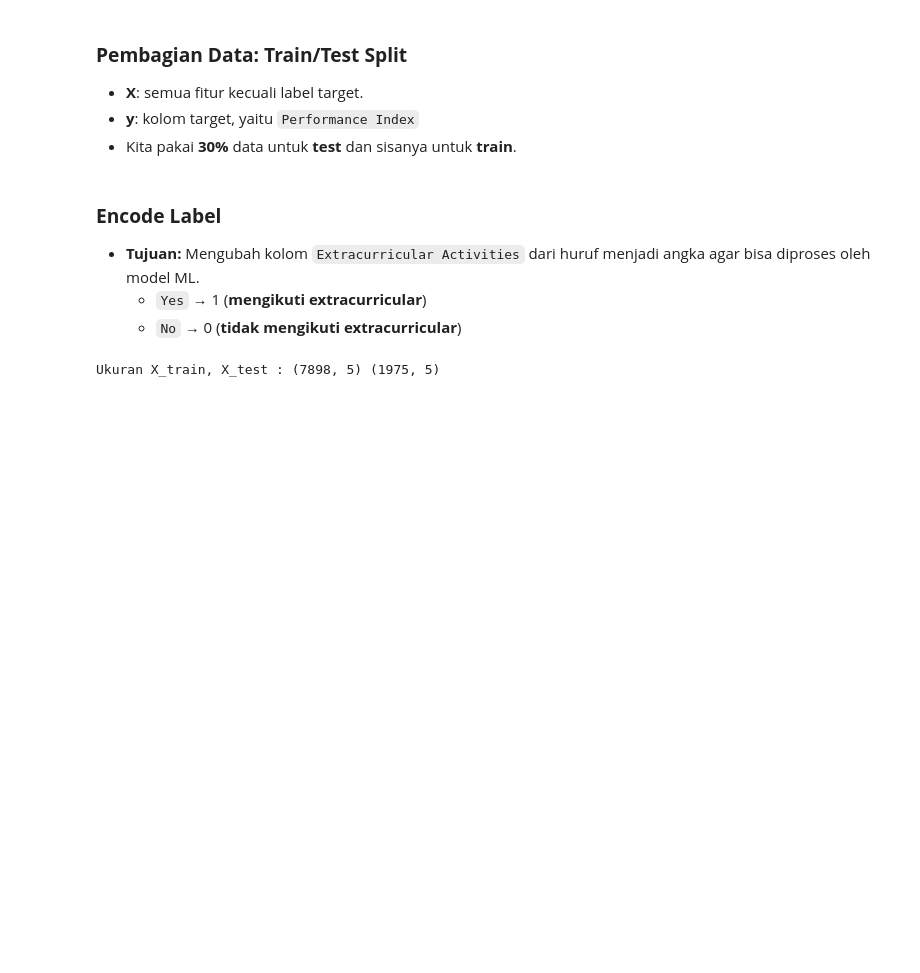
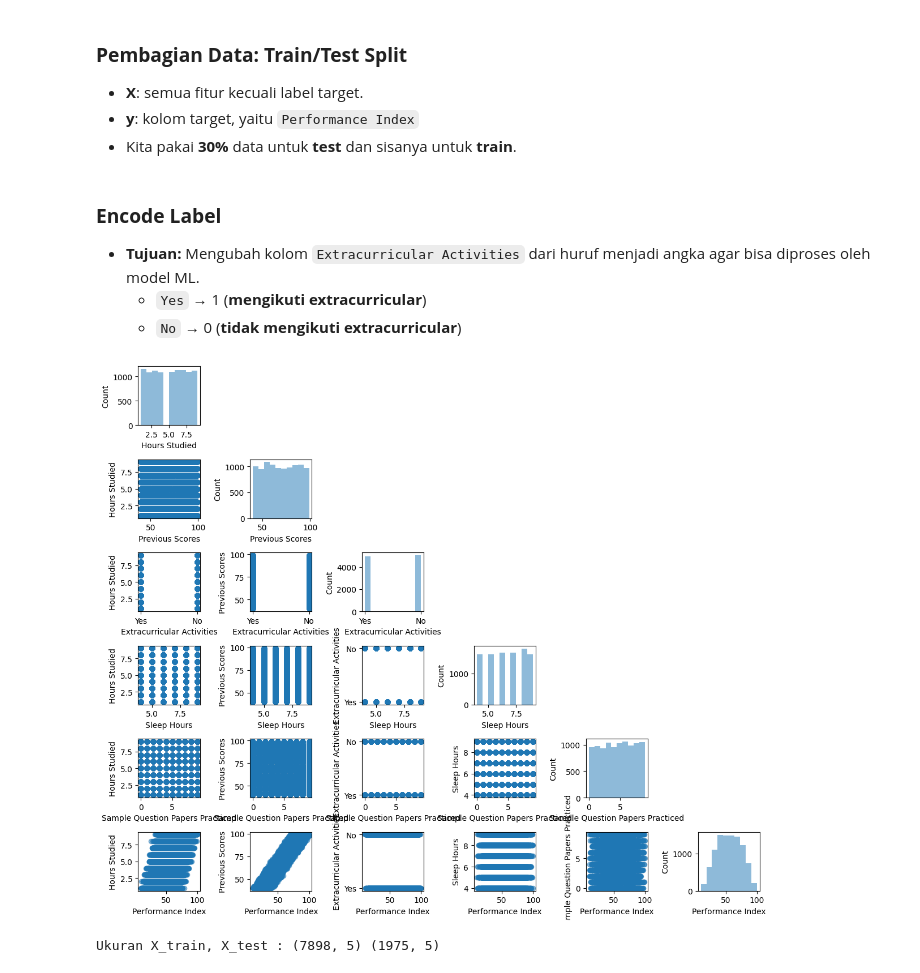
Before and after one commit to Yntzie/Projek-UAS-ML_KERAS, a Jupyter notebook: Notebook2_Regresi_KERAS.ipynb, the cells around one changed output. Cells and saved outputs as stored; diff of their text form; code cells hidden in the pictures; blank space fills up the shorter version.

```diff
--- a/Notebook2_Regresi_KERAS.ipynb
+++ b/Notebook2_Regresi_KERAS.ipynb
@@ -299,6 +299,18 @@ X = df_house3.drop(columns=['Performance Index'])
 
 # Menentukan y sebagai target (kolom Performance Index)
 y = df_house3['Performance Index']
+# %%
+import matplotlib.pyplot as plt
+from mlxtend.plotting import scatterplotmatrix
+# Membuat scatterplot matrix untuk melihat hubungan antar fitur
+scatterplotmatrix(df_house.values, figsize=(12, 10),
+                  names=df_house.columns,             # Membuat scatterplot matrix untuk melihat hubungan antar fitur
+                  alpha=0.5)                    # transparansi titik
+
+plt.tight_layout()
+plt.show()
+# %% [output]
+[figure, added]
 # %%
 X_train, X_test, y_train, y_test = train_test_split(
     X, y,
```
Also changed, not shown: parts of 2 cells of this notebook, 1 other file.
